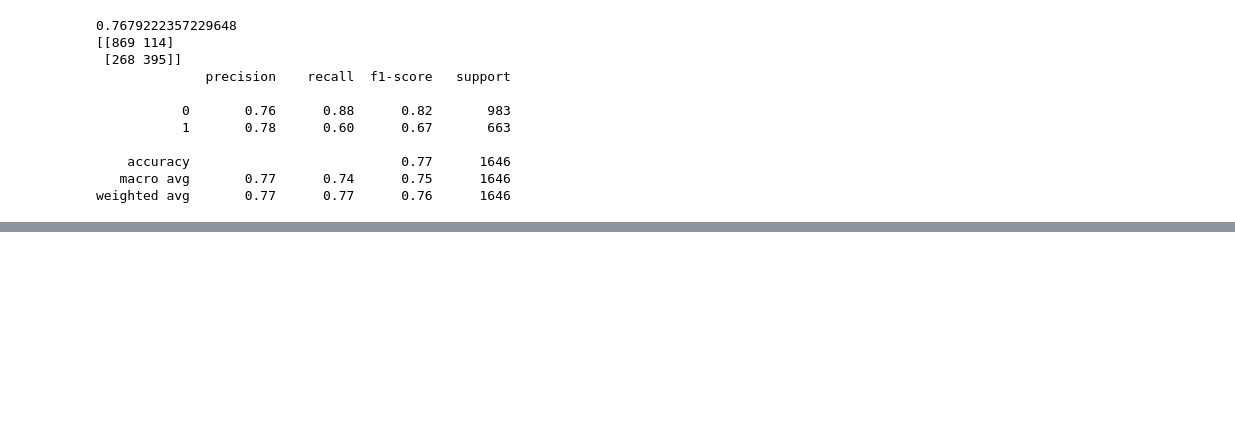
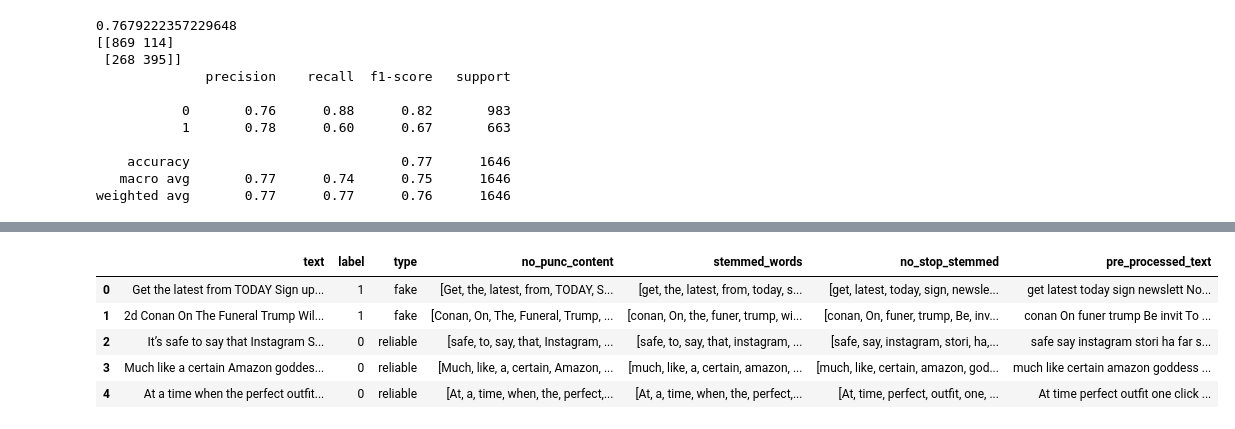
Before and after one commit to Tanvimehta42/FakeNewsPrediction, a Jupyter notebook: FakeNewsPrediction.ipynb, the cells around one changed output, grey strips where cells are left out. Saved outputs shown, nothing was run; the diff lists cells and outputs as text; code cells hidden in the pictures; blank space fills up the shorter version.

```diff
--- a/FakeNewsPrediction.ipynb
+++ b/FakeNewsPrediction.ipynb
@@ -250,0 +325,19 @@ weighted avg       0.77      0.77      0.76      1646
+# %%
+def remove_punc(row):
+    tokens = row.split()
+    newtokens = [w for w in tokens if w.isalpha()]
+    newtokens = [w for w in newtokens if w not in punctuation]
+    return newtokens
+# %%
+train['no_punc_content'] = train.text.apply(remove_punc)
+# %%
+ps = PorterStemmer()
+
+def stemmed_content(row):
+    text = row['no_punc_content']
+    stemmed_list = [ps.stem(word) for word in text]
+    return (stemmed_list)
+
+train['stemmed_words'] = train.apply(stemmed_content, axis=1)
+
+train.head()
@@ -250,0 +351,14 @@ weighted avg       0.77      0.77      0.76      1646
+# %%
+english_stopwords = set(stopwords.words('english'))
+
+
+def remove_stop(row):
+    tokens = row['stemmed_words']
+    newtokens = [w for w in tokens if w not in english_stopwords]
+    return newtokens
+
+train['no_stop_stemmed'] = train.apply(remove_stop, axis=1)
+
+
+
+train.head()
@@ -250,0 +372,16 @@ weighted avg       0.77      0.77      0.76      1646
+# %%
+def rejoin(row):
+    my_list = row['no_stop_stemmed']
+    joined_text = ( " ".join(my_list))
+    return joined_text
+
+train['pre_processed_text'] = train.apply(rejoin, axis=1)
+
+train.head()
+# %% [output]
+|  | text | label | type | no_punc_content | stemmed_words | no_stop_stemmed | pre_processed_text |
+| 0 | Get the latest from TODAY Sign up... | 1 | fake | [Get, the, latest, from, TODAY, S... | [get, the, latest, from, today, s... | [get, latest, today, sign, newsle... | get latest today sign newslett No... |
+| 1 | 2d Conan On The Funeral Trump Wil... | 1 | fake | [Conan, On, The, Funeral, Trump, ... | [conan, On, the, funer, trump, wi... | [conan, On, funer, trump, Be, inv... | conan On funer trump Be invit To ... |
+| 2 | It’s safe to say that Instagram S... | 0 | reliable | [safe, to, say, that, Instagram, ... | [safe, to, say, that, instagram, ... | [safe, say, instagram, stori, ha,... | safe say instagram stori ha far s... |
+| 3 | Much like a certain Amazon goddes... | 0 | reliable | [Much, like, a, certain, Amazon, ... | [much, like, a, certain, amazon, ... | [much, like, certain, amazon, god... | much like certain amazon goddess ... |
+| 4 | At a time when the perfect outfit... | 0 | reliable | [At, a, time, when, the, perfect,... | [At, a, time, when, the, perfect,... | [At, time, perfect, outfit, one, ... | At time perfect outfit one click ... |
```
Also changed, not shown: parts of 28 cells of this notebook.
